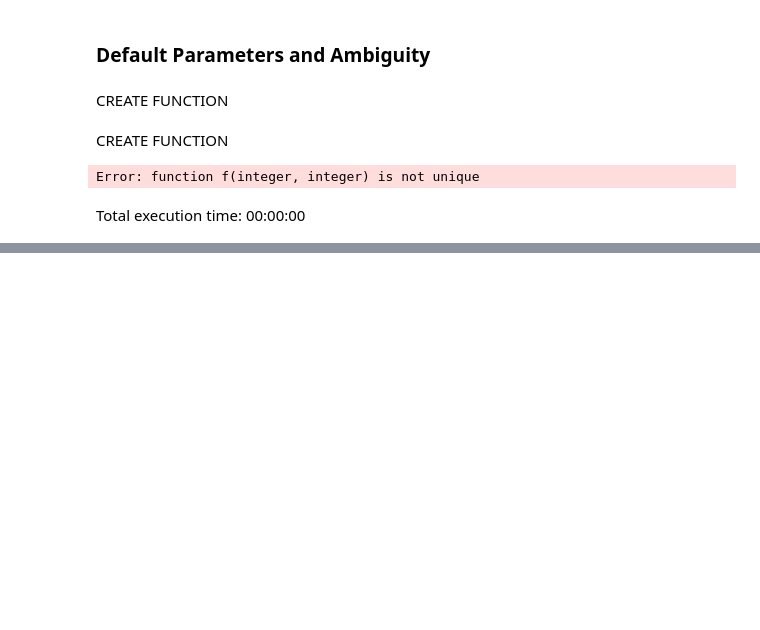
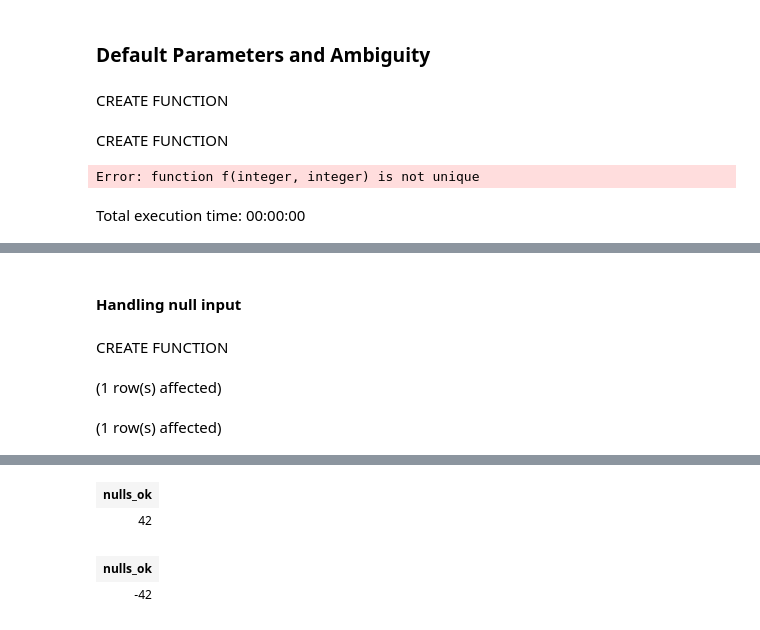
Before and after one commit to yaowenqiang/capturing_logic_with_custom_functions_in_postgresql, a Jupyter notebook: Notebook-1.ipynb, the cells around one changed output, grey strips where cells are left out. Cells and saved outputs as stored; diff of their text form; code cells hidden in the pictures; blank space fills up the shorter version.

```diff
--- a/Notebook-1.ipynb
+++ b/Notebook-1.ipynb
@@ -1565,0 +1737,18 @@ Total execution time: 00:00:00
+# %% [markdown]
+#### Handling null input
+# %%
+CREATE OR REPLACE FUNCTION nulls_ok(n int) RETURNS int
+    LANGUAGE sql
+    CALLED ON NULL INPUT
+AS
+$$;
+SELECT CASE WHEN n IS NOT NULL THEN n ELSE -42 END;
+
+$$;
+
+SELECT nulls_ok(42);
+SELECT nulls_ok(NULL);
+# %% [output]
+CREATE FUNCTION
+(1 row(s) affected)
+(1 row(s) affected)
@@ -1565,0 +1756,4 @@ Total execution time: 00:00:00
+| nulls_ok |
+| 42 |
+| nulls_ok |
+| -42 |
```
Also changed, not shown: parts of 25 cells of this notebook.
